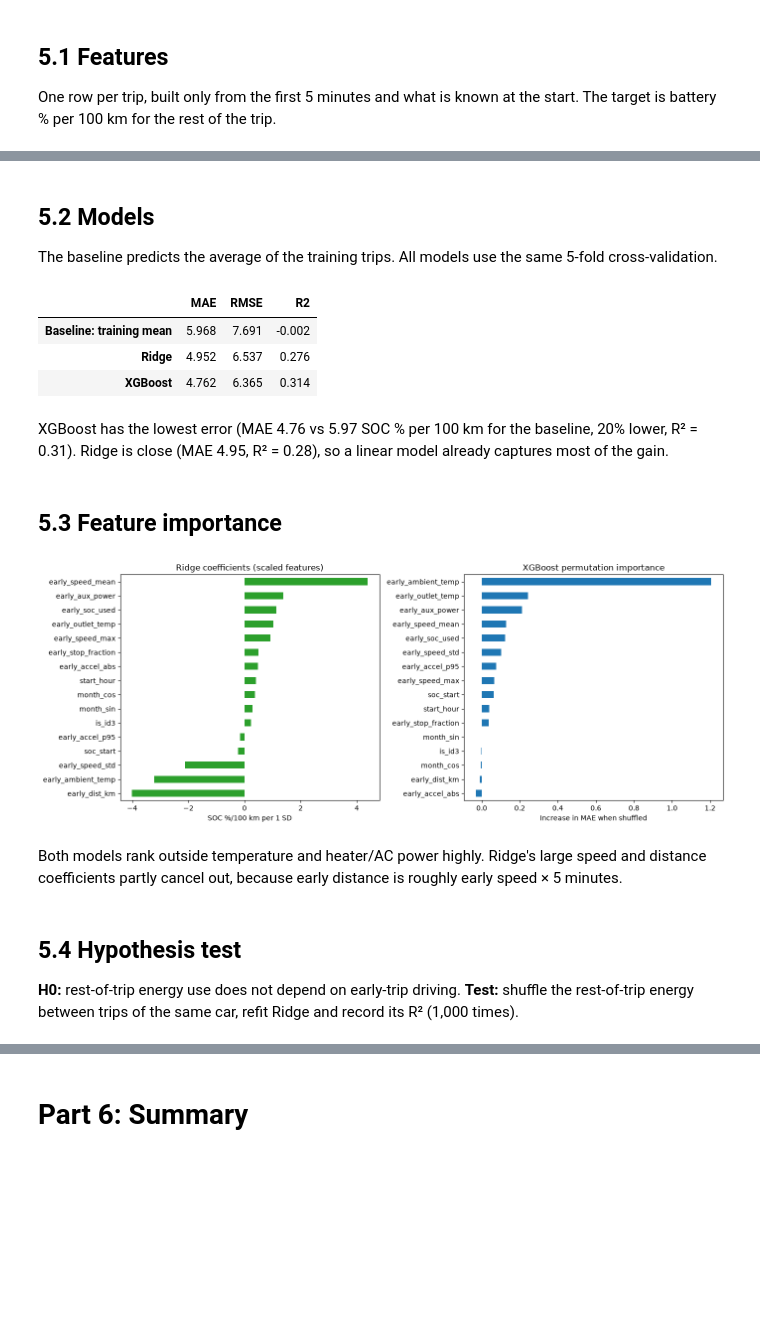
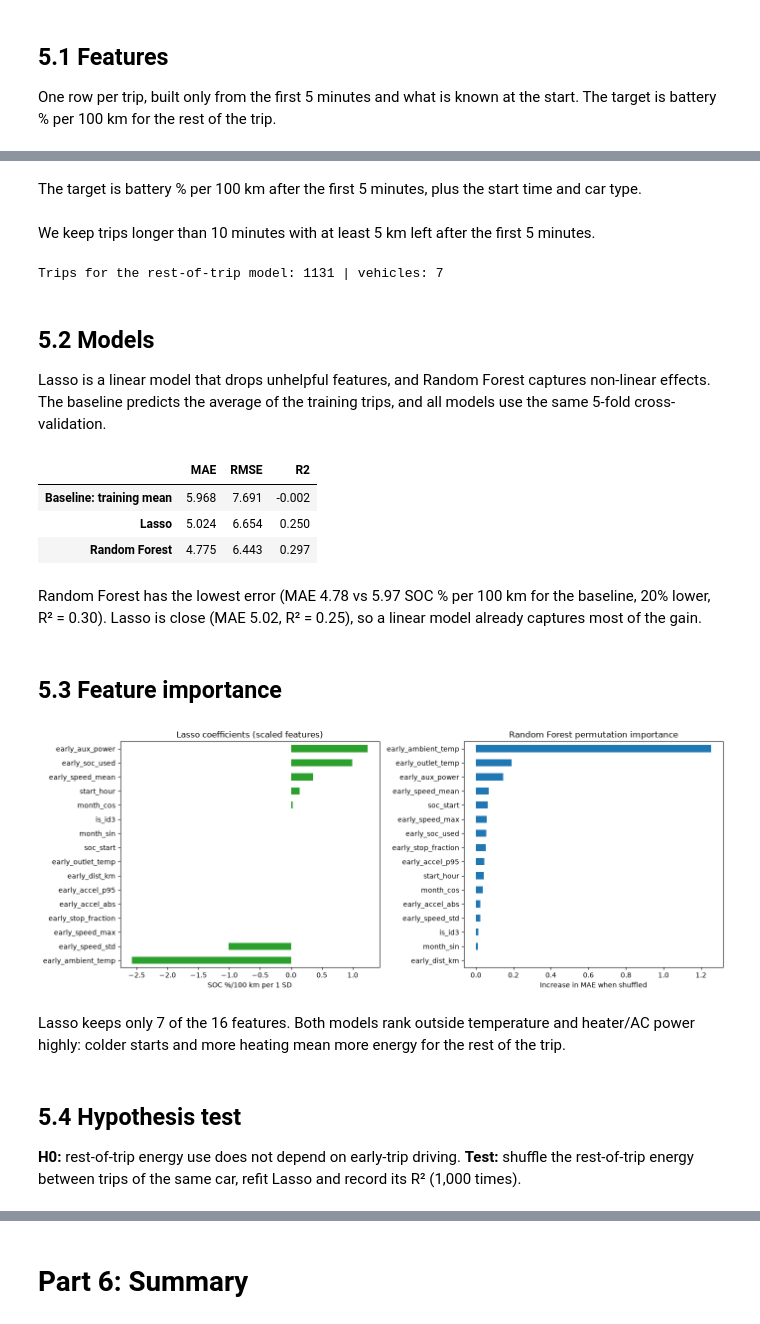
Before and after one commit to sumit-kolpe/EV-Energy-and-Thermal-Monitoring, a Jupyter notebook: EV_Energy_and_Thermal_Monitoring.ipynb, the cells around one changed output, grey strips where cells are left out. Saved outputs shown, nothing was run; the diff lists cells and outputs as text; code cells hidden in the pictures; blank space fills up the shorter version.

```diff
--- a/EV_Energy_and_Thermal_Monitoring.ipynb
+++ b/EV_Energy_and_Thermal_Monitoring.ipynb
@@ -964,0 +939,2 @@ Trips for the rest-of-trip model: 1131 | vehicles: 7
+# %% [markdown]
+The target is battery % per 100 km after the first 5 minutes, plus the start time and car type.
@@ -965,48 +950,40 @@ Trips for the rest-of-trip model: 1131 | vehicles: 7
+# %% [markdown]
+We keep trips longer than 10 minutes with at least 5 km left after the first 5 minutes.
+# %%
+ENERGY_FEATURES = ["early_speed_mean", "early_speed_std", "early_speed_max", "early_stop_fraction", "early_accel_abs",
+                   "early_accel_p95", "early_dist_km", "early_ambient_temp", "early_aux_power", "early_outlet_temp",
+                   "soc_start", "early_soc_used", "start_hour", "month_sin", "month_cos", "is_id3"]
+
+energy_data = rest[(rest["duration_min"] > 10) & (rest["rest_km"] >= 5)
+                   & rest["rest_soc_per_100km"].between(5, 100)].reset_index(drop=True)
+print("Trips for the rest-of-trip model:", len(energy_data), "| vehicles:", energy_data["vehicle_id"].nunique())
+# %% [output]
+Trips for the rest-of-trip model: 1131 | vehicles: 7
 # %% [markdown]
 ## 5.2 Models
-The baseline predicts the average of the training trips. All models use the same 5-fold cross-validation.
+Lasso is a linear model that drops unhelpful features, and Random Forest captures non-linear effects. The baseline predicts the average of the training trips, and all models use the same 5-fold cross-validation.
 # %%
 X_energy = energy_data[ENERGY_FEATURES]
 y_energy = energy_data["rest_soc_per_100km"]
 
 energy_models = {
     "Baseline: training mean": lambda: DummyRegressor(strategy="mean"),
-    "Ridge": lambda: make_pipeline(SimpleImputer(strategy="median"), StandardScaler(), Ridge(alpha=1.0)),
-    "XGBoost": lambda: XGBRegressor(n_estimators=300, learning_rate=0.03, max_depth=3, subsample=0.8,
-                                    colsample_bytree=0.8, min_child_weight=5, n_jobs=-1, random_state=0),
+    "Lasso": lambda: make_pipeline(SimpleImputer(strategy="median"), StandardScaler(), LassoCV(cv=5, random_state=0)),
+    "Random Forest": lambda: make_pipeline(SimpleImputer(strategy="median"),
+                                           RandomForestRegressor(n_estimators=300, min_samples_leaf=5, max_features=0.5,
+                                                                 n_jobs=-1, random_state=0)),
 }
 
 energy_pred = cross_validate(energy_models, X_energy, y_energy, None, KFold(n_splits=5, shuffle=True, random_state=0))
 
 energy_results = pd.DataFrame({name: regression_scores(y_energy, p) for name, p in energy_pred.items()}).T
 energy_results.round(3)
 # %% [output]
 |  | MAE | RMSE | R2 |
 | Baseline: training mean | 5.968 | 7.691 | -0.002 |
-| Ridge | 4.952 | 6.537 | 0.276 |
-| XGBoost | 4.762 | 6.365 | 0.314 |
+| Lasso | 5.024 | 6.654 | 0.250 |
+| Random Forest | 4.775 | 6.443 | 0.297 |
 # %% [markdown]
-XGBoost has the lowest error (MAE 4.76 vs 5.97 SOC % per 100 km for the baseline, 20% lower, R² = 0.31). Ridge is close (MAE 4.95, R² = 0.28), so a linear model already captures most of the gain.
+Random Forest has the lowest error (MAE 4.78 vs 5.97 SOC % per 100 km for the baseline, 20% lower, R² = 0.30). Lasso is close (MAE 5.02, R² = 0.25), so a linear model already captures most of the gain.
 # %% [markdown]
 ## 5.3 Feature importance
-# %%
-ridge = energy_models["Ridge"]().fit(X_energy, y_energy)
-ridge_coef = pd.Series(ridge[-1].coef_, index=ENERGY_FEATURES)
-
-train, test = next(KFold(n_splits=5, shuffle=True, random_state=0).split(X_energy))
-xgb_energy = energy_models["XGBoost"]().fit(X_energy.iloc[train], y_energy.iloc[train])
-importance = permutation_importance(xgb_energy, X_energy.iloc[test], y_energy.iloc[test], n_repeats=20,
-                                    scoring="neg_mean_absolute_error", random_state=0)
-energy_importance = pd.Series(importance.importances_mean, index=ENERGY_FEATURES)
-
-fig, axes = plt.subplots(1, 2, figsize=(14, 5.5))
-ridge_coef.sort_values().plot.barh(ax=axes[0], color="tab:green")
-axes[0].set_title("Ridge coefficients (scaled features)")
-axes[0].set_xlabel("SOC %/100 km per 1 SD")
-energy_importance.sort_values().plot.barh(ax=axes[1], color="tab:blue")
-axes[1].set_title("XGBoost permutation importance")
-axes[1].set_xlabel("Increase in MAE when shuffled")
-plt.tight_layout()
-plt.show()
-# %% [output]
-[figure, removed]
@@ -1013,7 +999,19 @@ plt.show()
+# %%
+fig, axes = plt.subplots(1, 2, figsize=(14, 5.5))
+lasso_coef.sort_values().plot.barh(ax=axes[0], color="tab:green")
+axes[0].set_title("Lasso coefficients (scaled features)")
+axes[0].set_xlabel("SOC %/100 km per 1 SD")
+energy_importance.sort_values().plot.barh(ax=axes[1], color="tab:blue")
+axes[1].set_title("Random Forest permutation importance")
+axes[1].set_xlabel("Increase in MAE when shuffled")
+plt.tight_layout()
+plt.show()
+# %% [output]
+[figure, added]
 # %% [markdown]
-Both models rank outside temperature and heater/AC power highly. Ridge's large speed and distance coefficients partly cancel out, because early distance is roughly early speed × 5 minutes.
+Lasso keeps only 7 of the 16 features. Both models rank outside temperature and heater/AC power highly: colder starts and more heating mean more energy for the rest of the trip.
 # %% [markdown]
 ## 5.4 Hypothesis test
 **H0:** rest-of-trip energy use does not depend on early-trip driving.
-**Test:** shuffle the rest-of-trip energy between trips of the same car, refit Ridge and record its R² (1,000 times).
+**Test:** shuffle the rest-of-trip energy between trips of the same car, refit Lasso and record its R² (1,000 times).
 # %%
```
Also changed, not shown: parts of 56 cells of this notebook.
